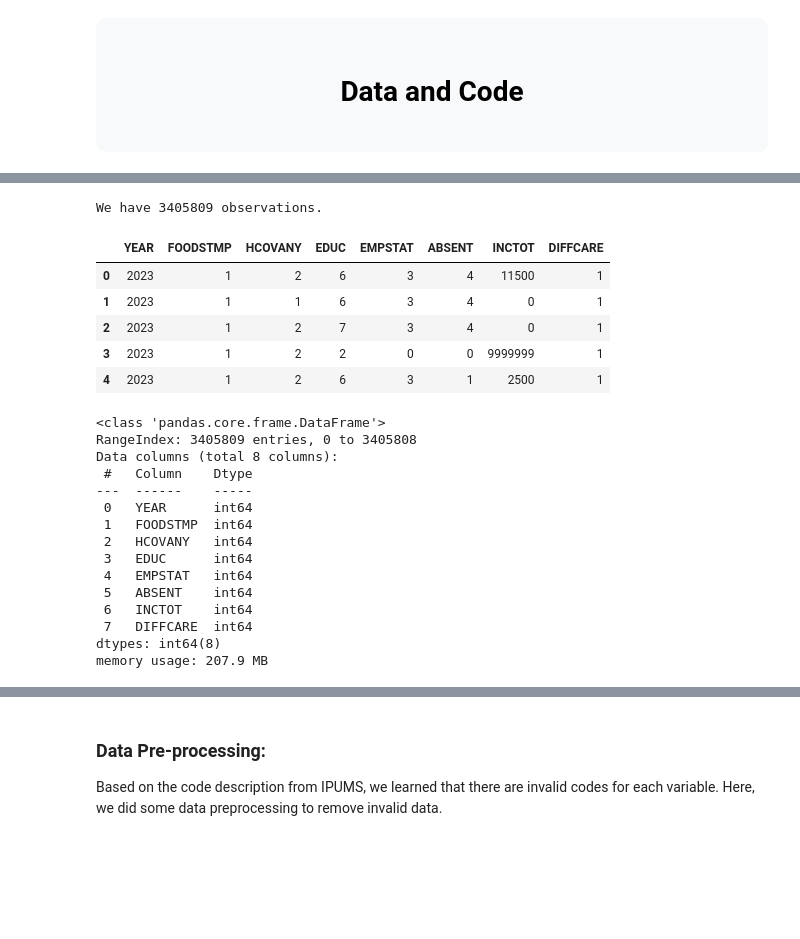
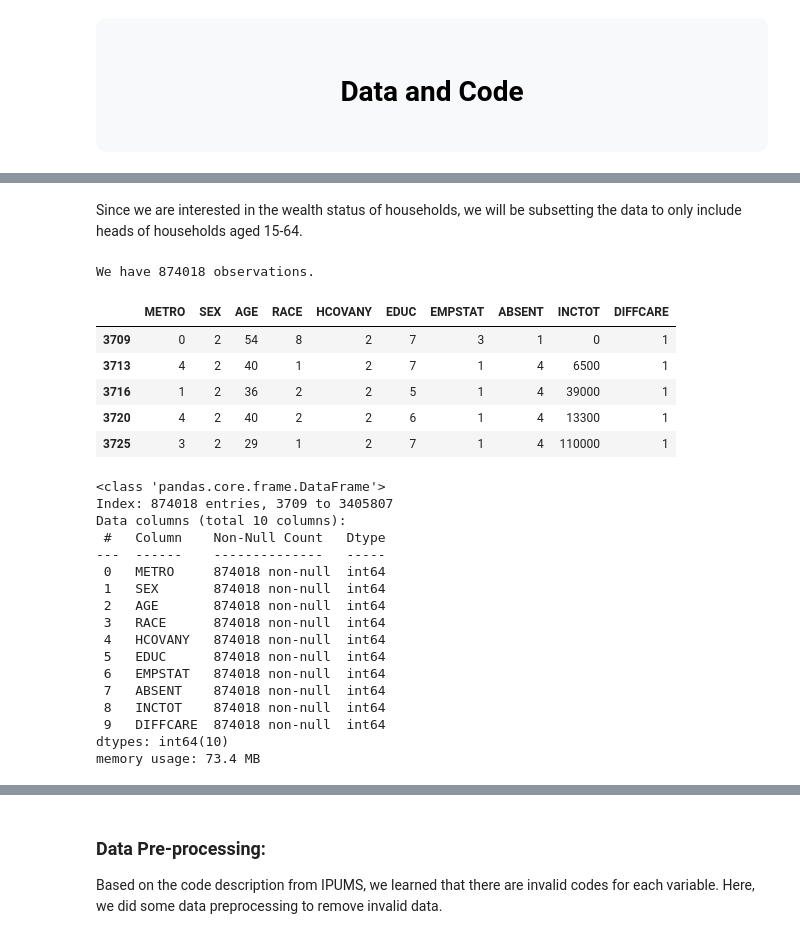
Before and after one commit to gilstero/ECON320LAB, a Jupyter notebook: final-proposal.ipynb, the cells around one changed output, grey strips where cells are left out. Cells and saved outputs as stored; diff of their text form; code cells hidden in the pictures; blank space fills up the shorter version.

```diff
--- a/final-proposal.ipynb
+++ b/final-proposal.ipynb
@@ -89,35 +92,43 @@ The studies reviewed suggest that there is a positive relationship between healt
+# %% [markdown]
+Since we are interested in the wealth status of households, we will be subsetting the data to only include heads of households aged 15-64.
 # %%
 import pandas as pd
 
-df = pd.read_csv("df_final_dataset.csv")
+df = pd.read_csv("df_data.csv")
+df = df.drop(columns=["RELATED", "EDUCD", "EMPSTATD", "RACED"]) # dropping extra columns
+df = df[(df['AGE'] >= 15) & (df['AGE'] <= 64)]
+df = df[df['RELATE'] == 1] # 1 represents the head of household
+df = df.drop(columns=["RELATE"]) # dropping RELATE column after we subset the portion we want
 print("We have " + str(df.shape[0])+ " observations.")
 df.head()
 # %% [output]
-We have 3405809 observations.
+We have 874018 observations.
-|  | YEAR | FOODSTMP | HCOVANY | EDUC | EMPSTAT | ABSENT | INCTOT | DIFFCARE |
-| 0 | 2023 | 1 | 2 | 6 | 3 | 4 | 11500 | 1 |
-| 1 | 2023 | 1 | 1 | 6 | 3 | 4 | 0 | 1 |
-| 2 | 2023 | 1 | 2 | 7 | 3 | 4 | 0 | 1 |
-| 3 | 2023 | 1 | 2 | 2 | 0 | 0 | 9999999 | 1 |
-| 4 | 2023 | 1 | 2 | 6 | 3 | 1 | 2500 | 1 |
+|  | METRO | SEX | AGE | RACE | HCOVANY | EDUC | EMPSTAT | ABSENT | INCTOT | DIFFCARE |
+| 3709 | 0 | 2 | 54 | 8 | 2 | 7 | 3 | 1 | 0 | 1 |
+| 3713 | 4 | 2 | 40 | 1 | 2 | 7 | 1 | 4 | 6500 | 1 |
+| 3716 | 1 | 2 | 36 | 2 | 2 | 5 | 1 | 4 | 39000 | 1 |
+| 3720 | 4 | 2 | 40 | 2 | 2 | 6 | 1 | 4 | 13300 | 1 |
+| 3725 | 3 | 2 | 29 | 1 | 2 | 7 | 1 | 4 | 110000 | 1 |
 # %%
 df.info()
 # %% [output]
 <class 'pandas.core.frame.DataFrame'>
-RangeIndex: 3405809 entries, 0 to 3405808
-Data columns (total 8 columns):
- #   Column    Dtype
----  ------    -----
- 0   YEAR      int64
- 1   FOODSTMP  int64
- 2   HCOVANY   int64
- 3   EDUC      int64
- 4   EMPSTAT   int64
- 5   ABSENT    int64
- 6   INCTOT    int64
- 7   DIFFCARE  int64
-dtypes: int64(8)
-memory usage: 207.9 MB
+Index: 874018 entries, 3709 to 3405807
+Data columns (total 10 columns):
+ #   Column    Non-Null Count   Dtype
+---  ------    --------------   -----
+ 0   METRO     874018 non-null  int64
+ 1   SEX       874018 non-null  int64
+ 2   AGE       874018 non-null  int64
+ 3   RACE      874018 non-null  int64
+ 4   HCOVANY   874018 non-null  int64
+ 5   EDUC      874018 non-null  int64
+ 6   EMPSTAT   874018 non-null  int64
+ 7   ABSENT    874018 non-null  int64
+ 8   INCTOT    874018 non-null  int64
+ 9   DIFFCARE  874018 non-null  int64
+dtypes: int64(10)
+memory usage: 73.4 MB
 # %%
 print(f"{df.isnull().sum()}")
 print(f"The dataset used has 0 null entries.")
```
Also changed, not shown: parts of 35 cells of this notebook.
